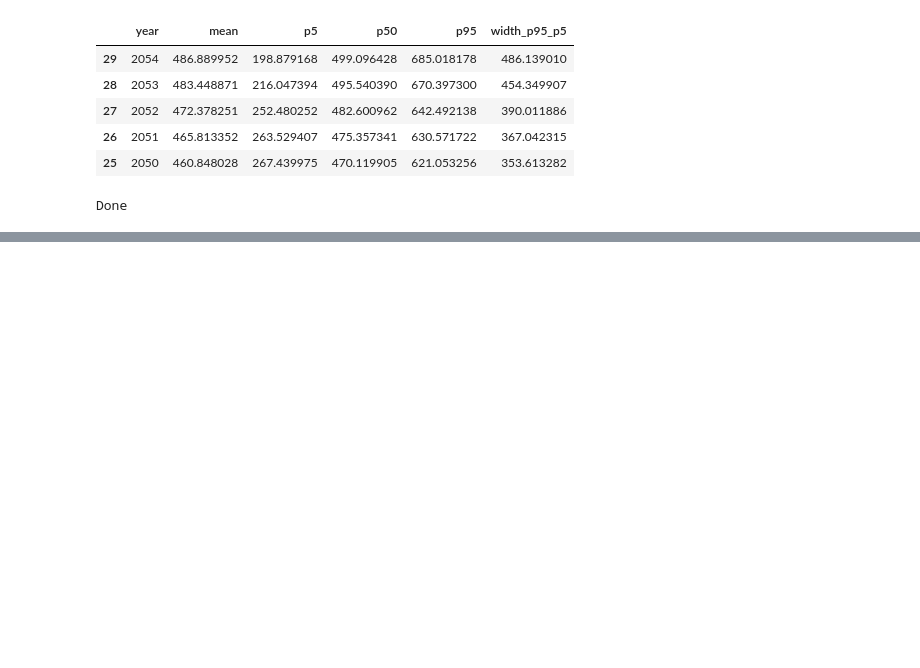
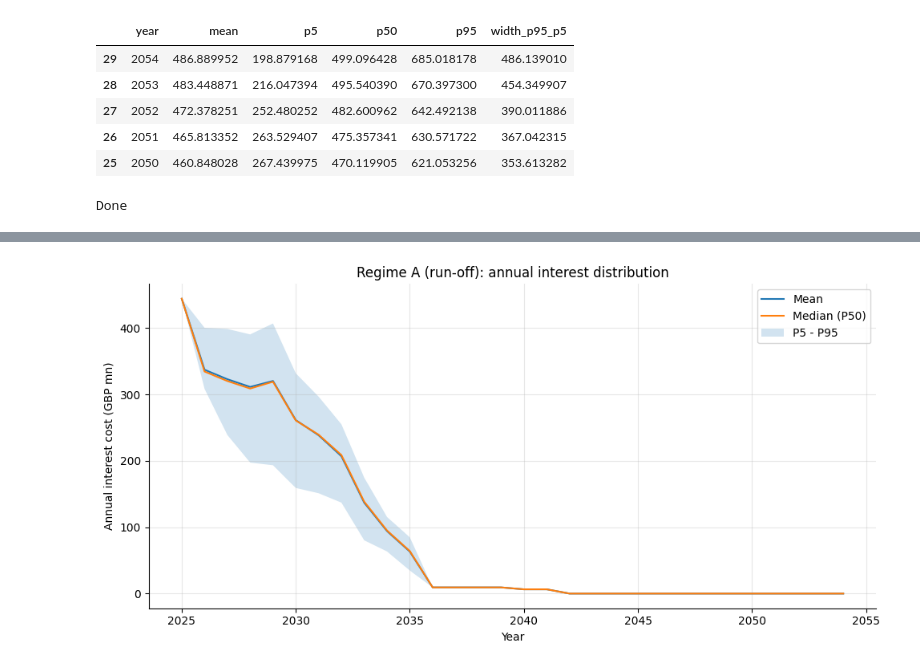
Before and after one commit to shankarvarun01-hash/cadent-debt-sim, a Jupyter notebook: debt_interest_simulation.ipynb, the cells around one changed output, grey strips where cells are left out. Drawn from its saved outputs; the diff is of its cells as text; code cells hidden in the pictures; blank space fills up the shorter version.

```diff
--- a/debt_interest_simulation.ipynb
+++ b/debt_interest_simulation.ipynb
@@ -295,0 +622,13 @@ Done
+# %%
+rate_matrix = prepare_rate_matrix(
+    scen_df=scen,
+    scenario_col="scenario",
+    year_col="year",
+    rate_col="sonia_rate",
+    horizon_years=HORIZON_YEARS
+)
+
+years = np.arange(START_YEAR, START_YEAR + HORIZON_YEARS)
+
+print(rate_matrix.shape)
+display(rate_matrix.head())
@@ -295,0 +660,18 @@ Done
+# %%
+runoff_stats = summarise_distribution(runoff_interest, years)
+refi_stats = summarise_distribution(refi_interest, years)
+
+runoff_cum = cumulative_summary(runoff_interest)
+refi_cum = cumulative_summary(refi_interest)
+
+runoff_stats["width_p95_p5"] = runoff_stats["p95"] - runoff_stats["p5"]
+refi_stats["width_p95_p5"] = refi_stats["p95"] - refi_stats["p5"]
+
+high_risk_runoff = runoff_stats.nlargest(5, "width_p95_p5")[["year", "mean", "p5", "p95", "width_p95_p5"]]
+high_risk_refi = refi_stats.nlargest(5, "width_p95_p5")[["year", "mean", "p5", "p95", "width_p95_p5"]]
+
+display(runoff_stats.head())
+display(refi_stats.head())
+
+print("Run-off cumulative:", runoff_cum)
+print("Full refi cumulative:", refi_cum)
@@ -295,0 +693,15 @@ Done
+# %%
+plt.figure(figsize=(10, 5))
+plt.plot(runoff_stats["year"], runoff_stats["mean"], label="Mean")
+plt.plot(runoff_stats["year"], runoff_stats["p50"], label="Median (P50)")
+plt.fill_between(runoff_stats["year"], runoff_stats["p5"], runoff_stats["p95"], alpha=0.2, label="P5 - P95")
+plt.title("Regime A (run-off): annual interest distribution")
+plt.xlabel("Year")
+plt.ylabel("Annual interest cost (GBP mn)")
+plt.legend()
+plt.grid(True, alpha=0.3)
+plt.tight_layout()
+plt.savefig(OUTPUT_DIR / "slide3_runoff_interest.png", dpi=200)
+plt.show()
+# %% [output]
+[figure, added]
```
Also changed, not shown: parts of 28 cells of this notebook.
